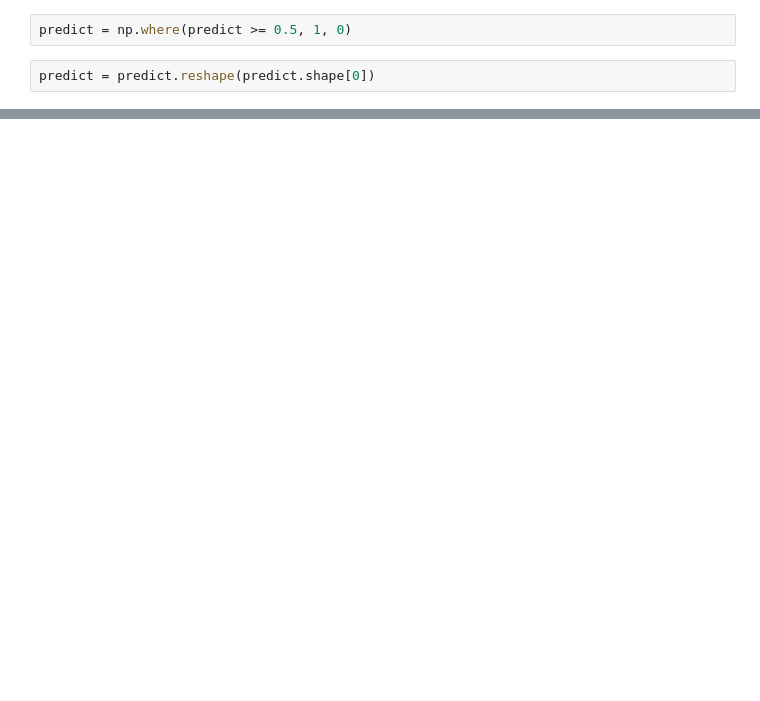
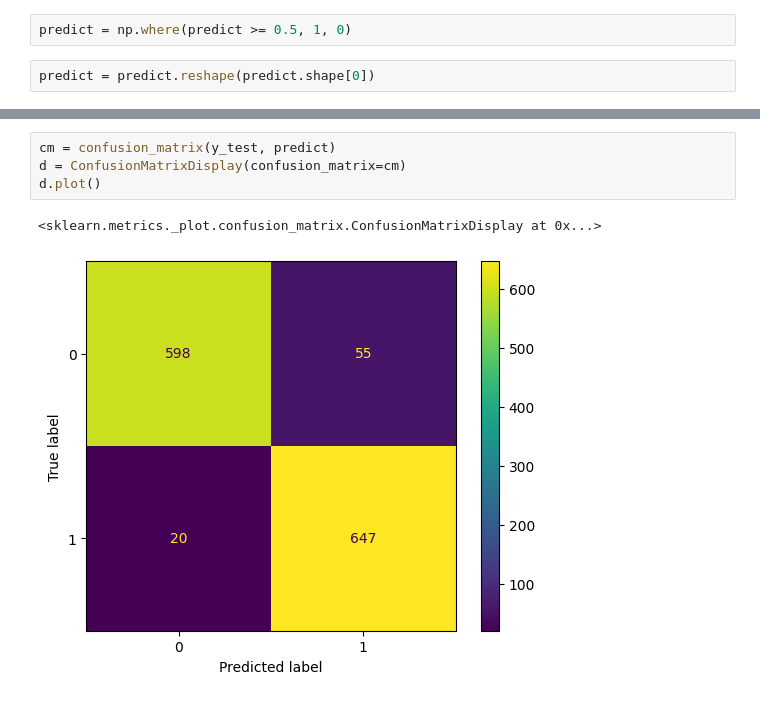
Before and after one commit to Falconly/kaggle, a Jupyter notebook: Apple Quality/apple_quality_dataset.ipynb, the cells around one changed output, grey strips where cells are left out. Cells and saved outputs as stored; diff of their text form; blank space fills up the shorter version.

```diff
--- a/Apple Quality/apple_quality_dataset.ipynb
+++ b/Apple Quality/apple_quality_dataset.ipynb
@@ -299,0 +322,7 @@ weighted avg       0.90      0.90      0.90      1320
+# %%
+cm = confusion_matrix(y_test, predict)
+d = ConfusionMatrixDisplay(confusion_matrix=cm)
+d.plot()
+# %% [output]
+<sklearn.metrics._plot.confusion_matrix.ConfusionMatrixDisplay at 0x...>
+[figure, added]
```
Also changed, not shown: parts of 16 cells of this notebook.
